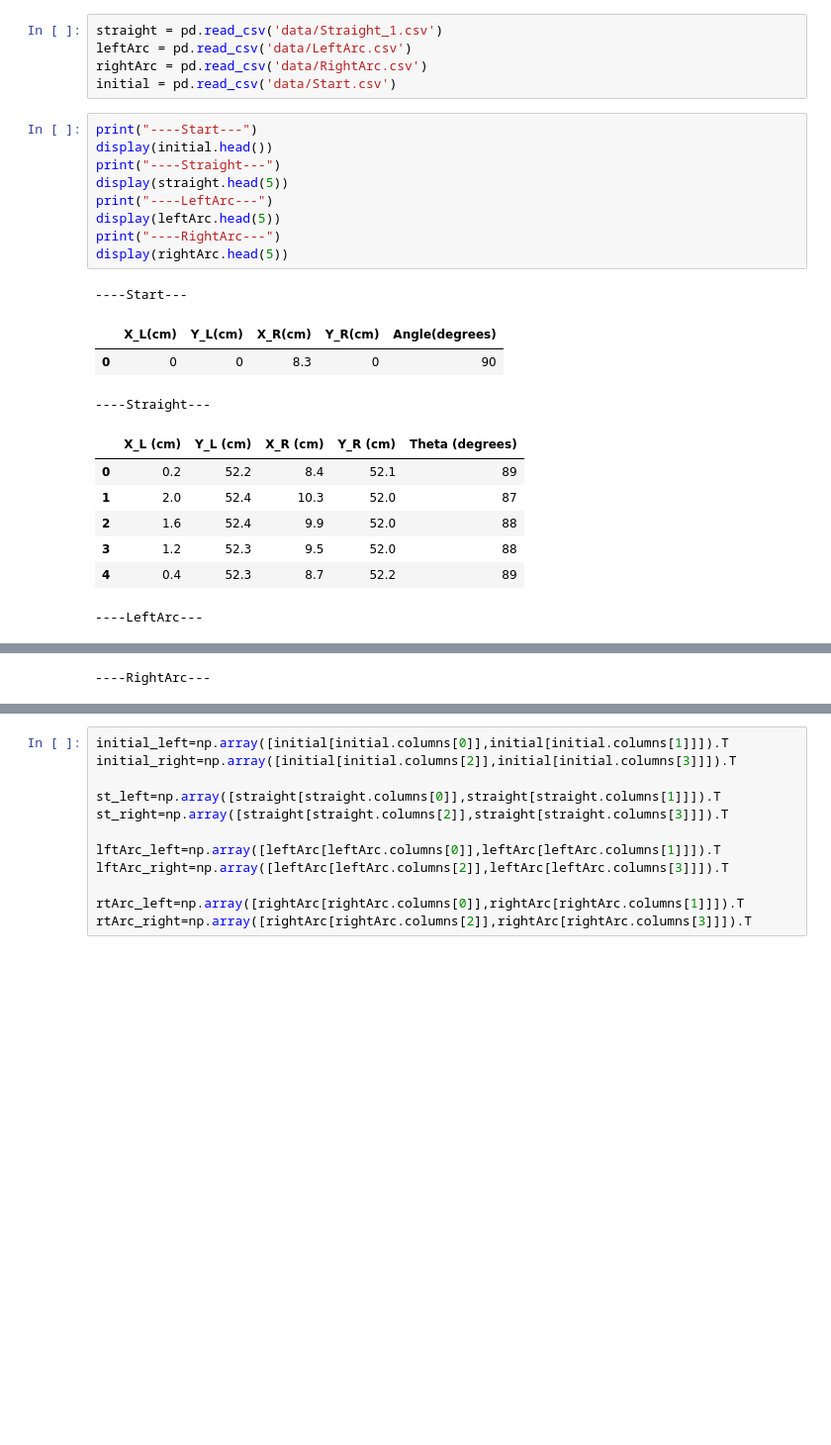
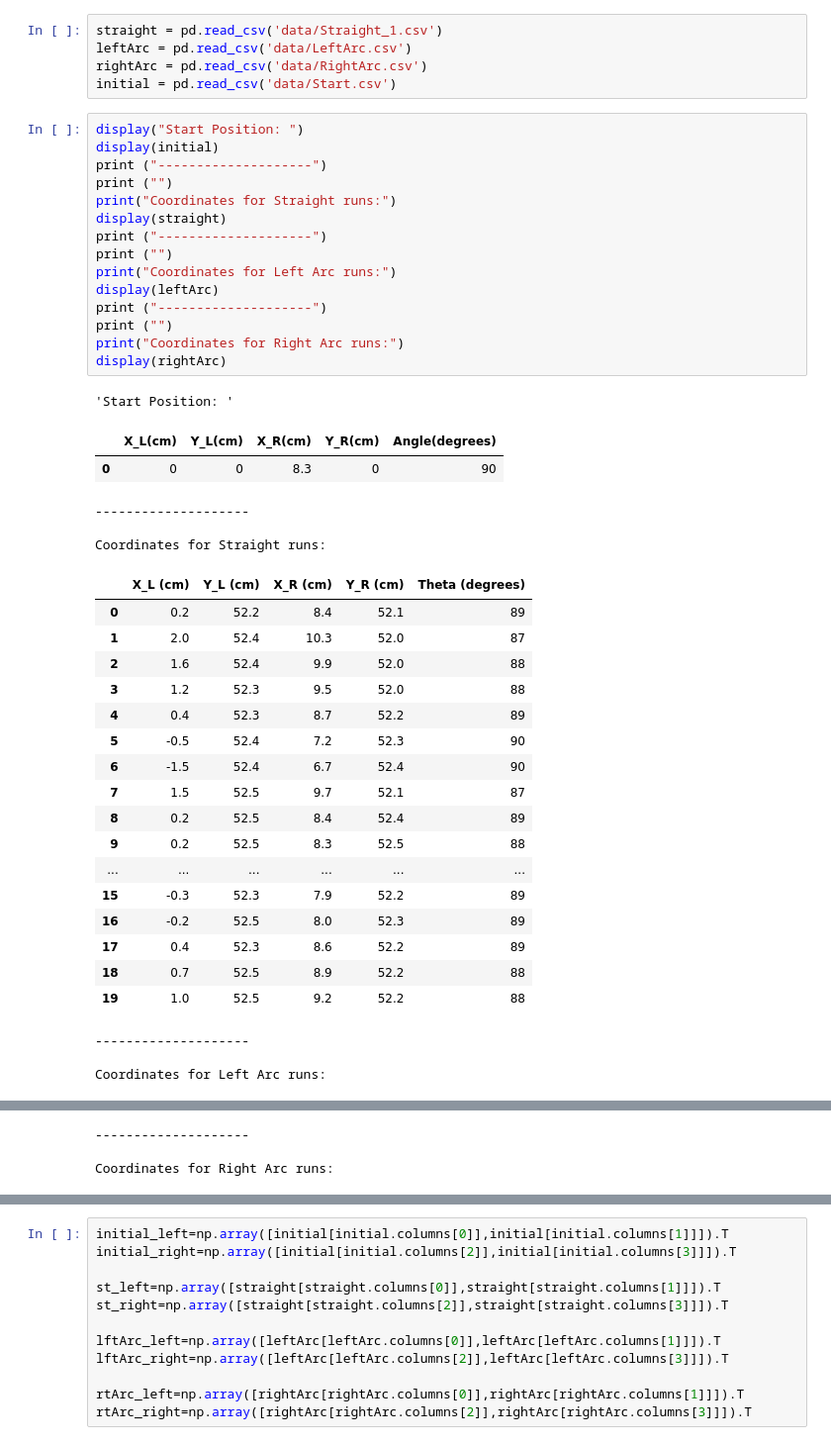
Before and after one commit to debaraj-barua/ScientificExperimentation-ss18, a Jupyter notebook: 02_ManualMotionObservation-Experiment/src/Experimnt01/src/SEE_Experiment01_plots.ipynb, the cells around one changed output, grey strips where cells are left out. Shown: that part at 99% size. Drawn from its saved outputs; the diff is of its cells as text; blank space fills up the shorter version.

```diff
--- a/02_ManualMotionObservation-Experiment/src/Experimnt01/src/SEE_Experiment01_plots.ipynb
+++ b/02_ManualMotionObservation-Experiment/src/Experimnt01/src/SEE_Experiment01_plots.ipynb
@@ -10,26 +10,47 @@ leftArc = pd.read_csv('data/LeftArc.csv')
 rightArc = pd.read_csv('data/RightArc.csv')
 initial = pd.read_csv('data/Start.csv')
 # %%
-print("----Start---")
-display(initial.head())
-print("----Straight---")
-display(straight.head(5))
-print("----LeftArc---")
-display(leftArc.head(5))
-print("----RightArc---")
-display(rightArc.head(5))
+display("Start Position: ")
+display(initial)
+print ("--------------------")
+print ("")
+print("Coordinates for Straight runs:")
+display(straight)
+print ("--------------------")
+print ("")
+print("Coordinates for Left Arc runs:")
+display(leftArc)
+print ("--------------------")
+print ("")
+print("Coordinates for Right Arc runs:")
+display(rightArc)
 # %% [output]
-----Start---
+'Start Position: '
 |  | X_L(cm) | Y_L(cm) | X_R(cm) | Y_R(cm) | Angle(degrees) |
 | 0 | 0 | 0 | 8.3 | 0 | 90 |
-----Straight---
+--------------------
+
+Coordinates for Straight runs:
 |  | X_L (cm) | Y_L (cm) | X_R (cm) | Y_R (cm) | Theta (degrees) |
 | 0 | 0.2 | 52.2 | 8.4 | 52.1 | 89 |
 | 1 | 2.0 | 52.4 | 10.3 | 52.0 | 87 |
 | 2 | 1.6 | 52.4 | 9.9 | 52.0 | 88 |
 | 3 | 1.2 | 52.3 | 9.5 | 52.0 | 88 |
 | 4 | 0.4 | 52.3 | 8.7 | 52.2 | 89 |
+| 5 | -0.5 | 52.4 | 7.2 | 52.3 | 90 |
+| 6 | -1.5 | 52.4 | 6.7 | 52.4 | 90 |
+| 7 | 1.5 | 52.5 | 9.7 | 52.1 | 87 |
+| 8 | 0.2 | 52.5 | 8.4 | 52.4 | 89 |
+| 9 | 0.2 | 52.5 | 8.3 | 52.5 | 88 |
+| ... | ... | ... | ... | ... | ... |
+| 15 | -0.3 | 52.3 | 7.9 | 52.2 | 89 |
+| 16 | -0.2 | 52.5 | 8.0 | 52.3 | 89 |
+| 17 | 0.4 | 52.3 | 8.6 | 52.2 | 89 |
+| 18 | 0.7 | 52.5 | 8.9 | 52.2 | 88 |
+| 19 | 1.0 | 52.5 | 9.2 | 52.2 | 88 |
-----LeftArc---
+--------------------
+
+Coordinates for Left Arc runs:
 |  | X_L (cm) | Y_L (cm) | X_R (cm) | Y_R (cm) | Theta (degrees) |
 | 0 | -19.7 | 35.0 | -15.8 | 42.3 | 145 |
 | 1 | -19.3 | 35.5 | -15.2 | 42.6 | 142 |
@@ -39,4 +71,6 @@ display(rightArc.head(5))
-----RightArc---
+--------------------
+
+Coordinates for Right Arc runs:
 |  | X_L (cm) | Y_L (cm) | X_R (cm) | Y_R (cm) | Theta (degrees) |
 | 0 | 23.7 | 42.2 | 27.5 | 35.0 | 33 |
 | 1 | 22.4 | 43.2 | 26.5 | 36.1 | 34 |
```
Also changed, not shown: parts of 5 cells of this notebook.
